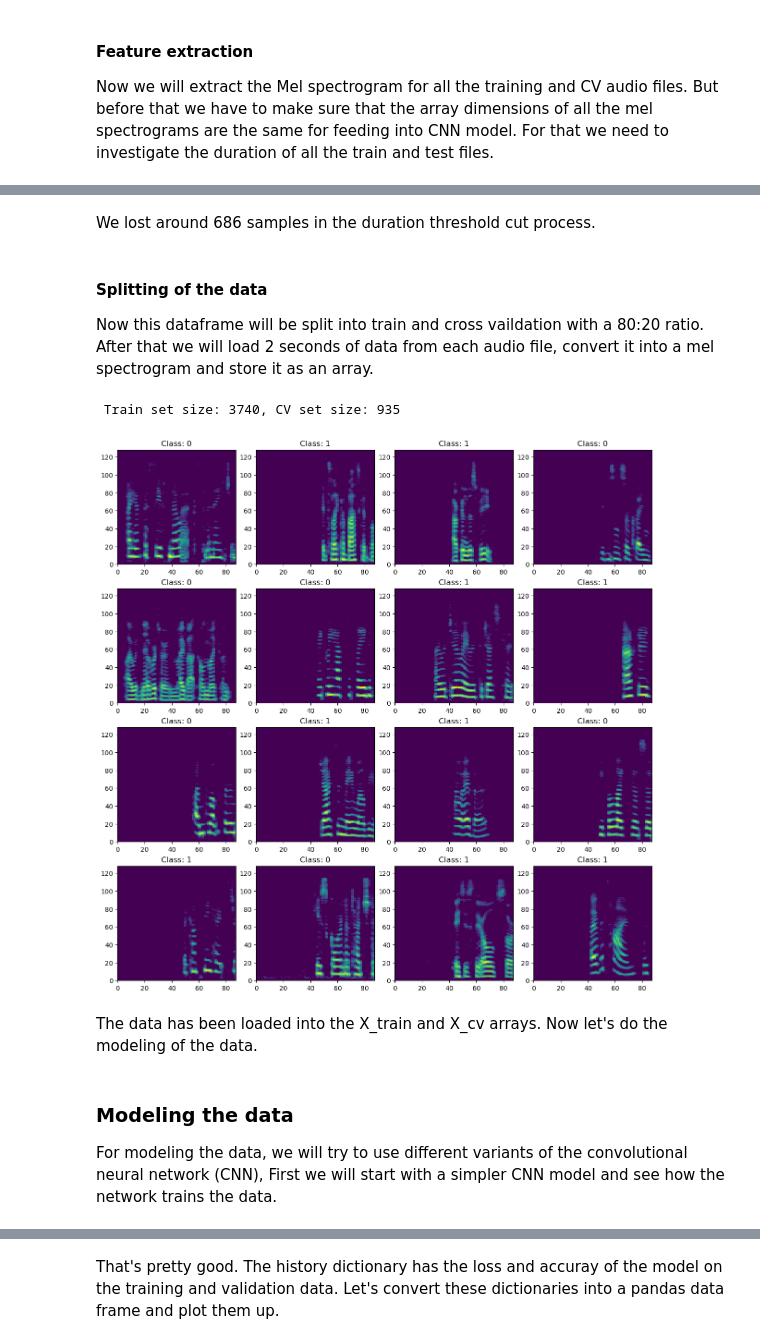
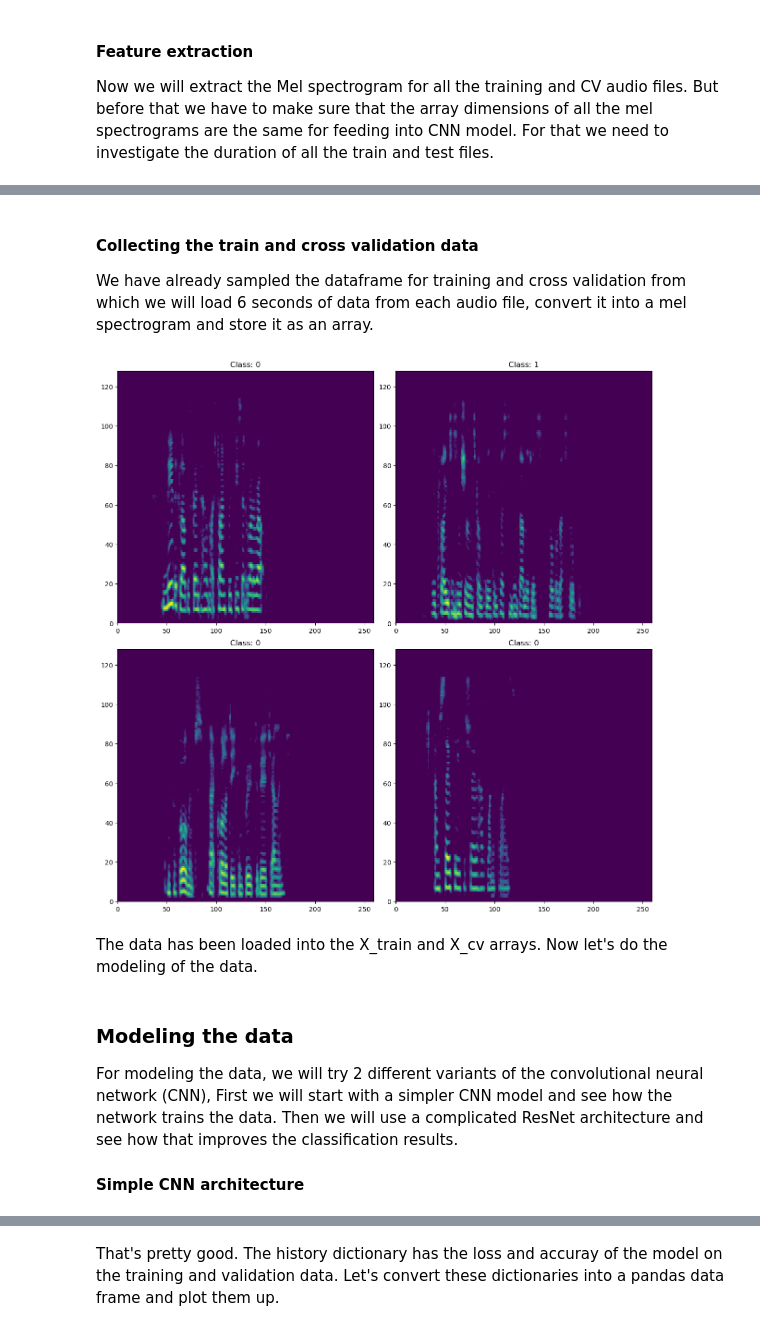
Before and after one commit to savinshynu/AudioShield, a Jupyter notebook: Notebooks/SSV_audioshield-omdena.ipynb, the cells around one changed output, grey strips where cells are left out. Saved outputs shown, nothing was run; the diff lists cells and outputs as text; code cells hidden in the pictures.

```diff
--- a/Notebooks/SSV_audioshield-omdena.ipynb
+++ b/Notebooks/SSV_audioshield-omdena.ipynb
@@ -391,0 +402,4 @@ Name: count, dtype: int64
+# %%
+# Getting all bonafide samples from development set
+df_cv_bon = collect_list(df_cv_ini, nbon=2548, nspoof=0)
+df_cv_bon['label'].value_counts()
@@ -391,0 +414,5 @@ Name: count, dtype: int64
+# %%
+# concatenate existing train and first 1000 bonafide samples from the development set and shuffle to form a new train set
+df_train = pd.concat([df_train, df_cv_bon.iloc[:1000,:]]).sample(frac=1,random_state = 42)
+#df_train.head()
+df_train['label'].value_counts()
@@ -465,20 +483,9 @@ df_cut.head()
-# %% [markdown]
-We lost around 686 samples in the duration threshold cut process.
 # %% [markdown]
-####  Splitting of the data
-Now this dataframe will be split into train and cross vaildation with a 80:20 ratio. After that we will load 2 seconds of data from each audio file, convert it into a mel spectrogram and store it as an array.
+####  Collecting the train and cross validation data
+We have already sampled the dataframe for training and cross validation from which we will load 6 seconds of data from each audio file, convert it into a mel spectrogram and store it as an array.
-# %%
-from sklearn.model_selection import train_test_split
-
-# Split into train and test first
-df_train, df_cv = train_test_split(df_cut, test_size = 0.2, random_state = 0)
-
-print(f" Train set size: {df_train.shape[0]}, CV set size: {df_cv.shape[0]}")
-# %% [output]
- Train set size: 3740, CV set size: 935
 # %%
-# Grid size of Mel spectrogram for reading 2 seconds of data
-ntime = 87
+# Grid size of Mel spectrogram for reading 6 seconds of data
+ntime = 259
 nfreq = 128
 
 # Initializing the array to save the mel spectrograms
@@ -488,7 +495,7 @@ Y_train = df_train['label']
 X_cv = np.zeros((df_cv.shape[0], nfreq, ntime, 1))
 Y_cv = df_cv['label']
 
-# Now let's load the load first 2 seconds of the audio files into the train and CV data
+# Now let's load the load first 6 seconds of the audio files into the train and CV data
 def load_mel(df, data):
     """
     Load audio file, extract spectrogram and store them in a numpy array
@@ -498,9 +505,19 @@ def load_mel(df, data):
     data : data array, numpy array
     """
     for i in range(df.shape[0]):
+        #print(df.iloc[i,0], df.iloc[i,2], df.iloc[i,2])
         ydat, samp_rate = librosa.load(df.iloc[i,0])
-        # inputing only 2 seconds of time series for spectrogram extraction
-        S_mel = librosa.feature.melspectrogram(y=ydat[:int(samp_rate*2.0)], sr=samp_rate, n_mels=128)
+
+        # no. of samples to pad on the right, if data less than 6 seconds
+        pad_right = int(samp_rate*6.0 - ydat.shape[0])
+
+        if pad_right > 0 :
+            ydat = np.pad(ydat, (0, pad_right)) # padding on the right for shorter audio files
+        else:
+            ydat = ydat[:int(samp_rate*6.0)] # truncating at 6 seconds for longer duration files
+
+        # inputing 6 seconds of time series for spectrogram extraction
+        S_mel = librosa.feature.melspectrogram(y=ydat, sr=samp_rate, n_mels=128)
         S_mel_db = librosa.amplitude_to_db(S_mel, ref=np.max)
         # Min max normalizing before loading the dataset
         data[i,:,:, 0] = (S_mel_db - S_mel_db.min())/(S_mel_db.max() - S_mel_db.min())
@@ -510,21 +527,23 @@ load_mel(df_train, X_train)
 load_mel(df_cv, X_cv)
 # %%
 # Now let's plot the some of the first real and fake data
-fig, axs = plt.subplots(4,4, constrained_layout=True, figsize = (12,12))
-for i in range(4):
-    for j in range(4):
+fig, axs = plt.subplots(2,2, constrained_layout=True, figsize = (12,12))
+for i in range(2):
+    for j in range(2):
         num = i*4+j
         img = X_train[num,:,:, 0]
         axs[i,j].pcolormesh(img)
         axs[i,j].set_title(f"Class: {Y_train.iloc[num]}")
 plt.show()
 # %% [output]
-[figure, old version]
+[figure, new version]
 # %% [markdown]
 The data has been loaded into the X_train and X_cv arrays. Now let's do the modeling of the data.
 # %% [markdown]
 ### Modeling the data
-For modeling the data, we will try to use different variants of the convolutional neural network (CNN), First we will start with a simpler CNN model and see how the network trains the data.
+For modeling the data, we will try 2 different variants of the convolutional neural network (CNN), First we will start with a simpler CNN model and see how the network trains the data. Then we will use a complicated ResNet architecture and see how that improves the classification results.
+
+#### Simple CNN architecture
 # %%
 from tensorflow.keras.models import Sequential
 from tensorflow.keras.layers import Dense, Flatten, Conv2D, MaxPool2D, BatchNormalization, Input
```
Also changed, not shown: parts of 84 cells of this notebook, 2 other files.
